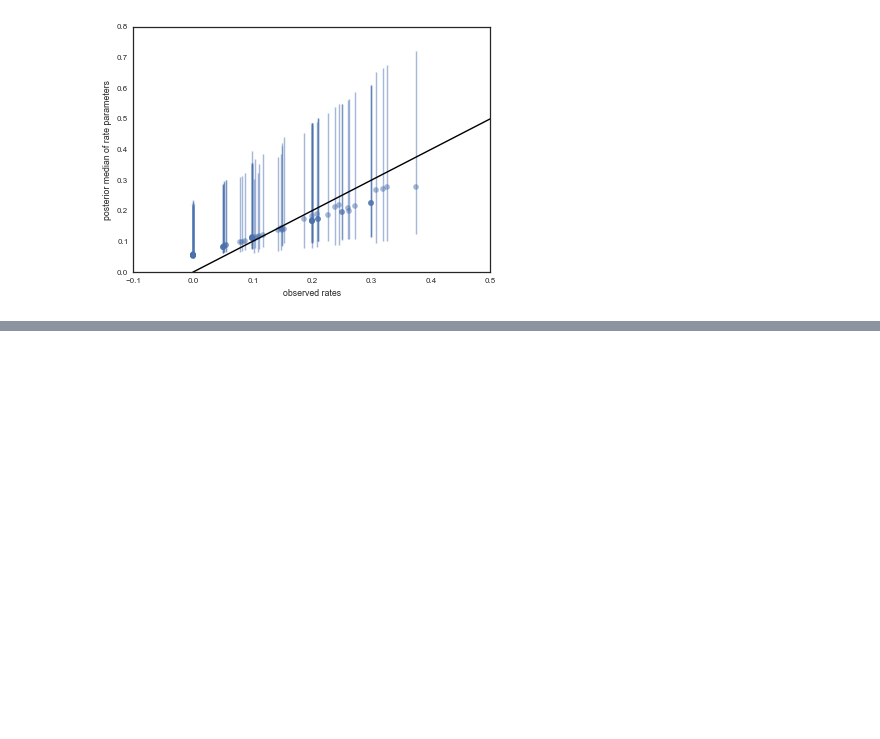
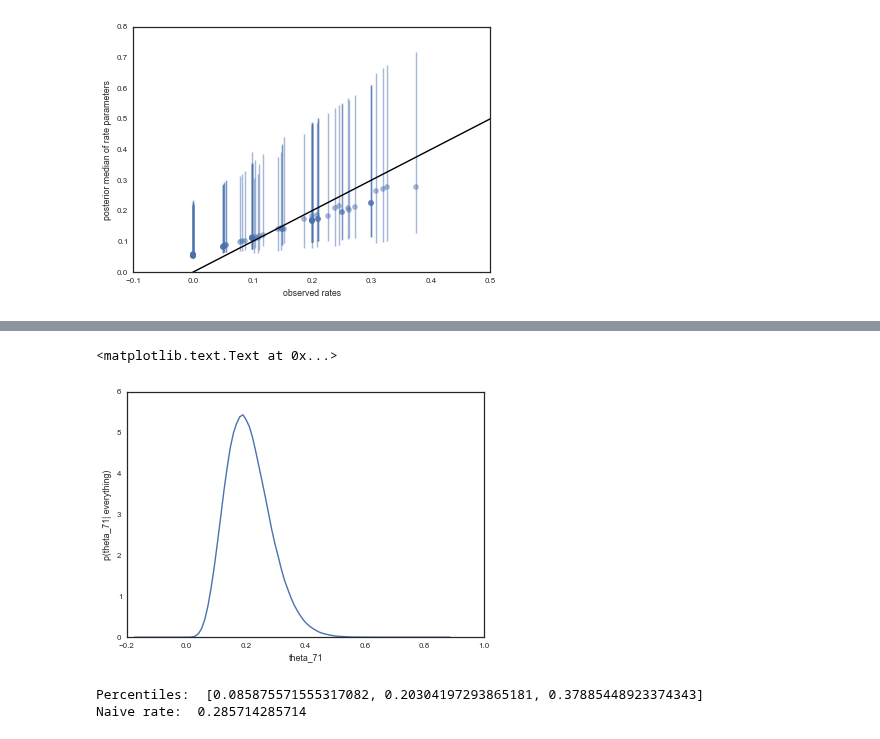
Before and after one commit to subodhchhabra/2015, a Jupyter notebook: Lectures/Lecture10_More_Gibbs_Slides.ipynb, the cells around one changed output, grey strips where cells are left out. Drawn from its saved outputs; the diff is of its cells as text; code cells hidden in the pictures; blank space fills up the shorter version.

```diff
--- a/Lectures/Lecture10_More_Gibbs_Slides.ipynb
+++ b/Lectures/Lecture10_More_Gibbs_Slides.ipynb
@@ -485,0 +496,30 @@ plt.xlim(-0.1,0.5)
+# %%
+# number of samples we have for alpha and beta
+n_pos_samples = alphatrace.shape[0]
+
+# number of samples we want to generate for theta_71
+n_samples_per_param = 100
+
+from scipy.stats import binom
+
+posterior71 = np.empty((n_pos_samples, n_samples_per_param))
+
+for i in xrange(n_samples_per_param):
+    posterior71[:,i]=beta.rvs(alphatrace+4, betatrace+10)
+# %%
+posterior71_flat = posterior71.flatten()
+sns.kdeplot(posterior71_flat)
+plt.xlabel('theta_71')
+plt.ylabel('p(theta_71| everything)')
+# %% [output]
+<matplotlib.text.Text at 0x...>
+[figure, added]
+# %%
+# numpy function falttens by default
+percentiles =np.percentile(posterior71, [2.5,50.0, 97.5])
+
+print "Percentiles: ", percentiles
+print "Naive rate: ", 4.0/14
+# %% [output]
+Percentiles:  [0.085875571555317082, 0.20304197293865181, 0.37885448923374343]
+Naive rate:  0.285714285714
```
Also changed, not shown: parts of 9 cells of this notebook, 1 other file.
